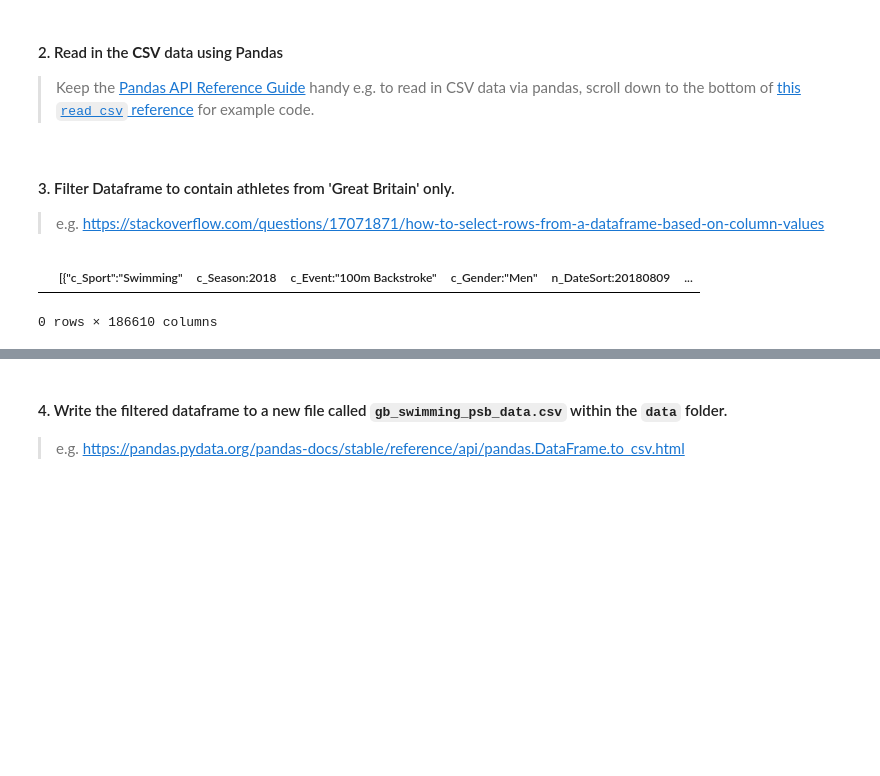
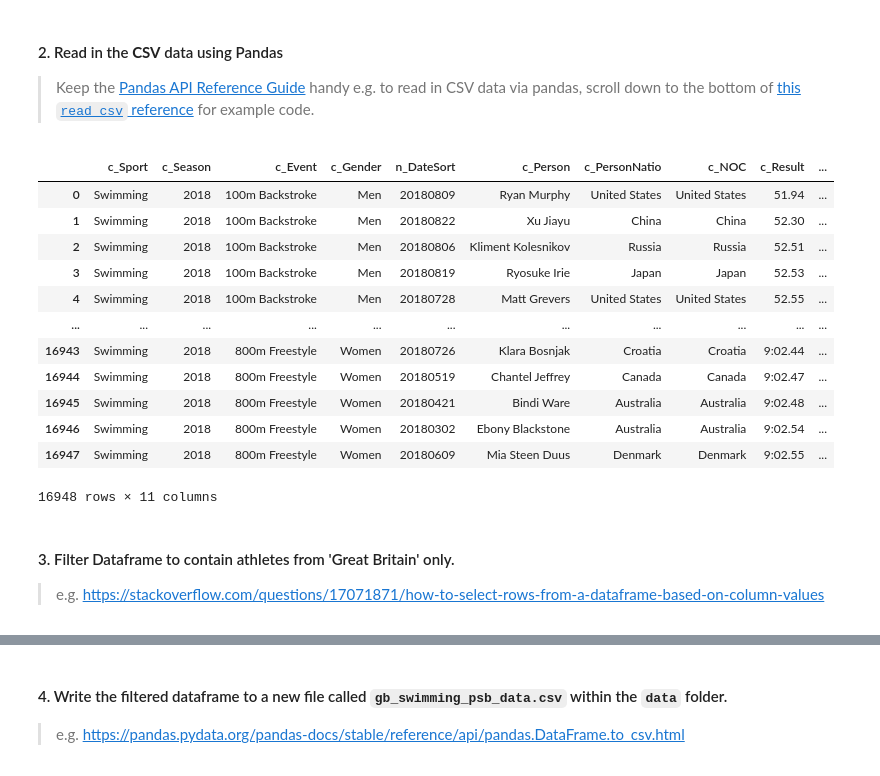
Before and after one commit to TobyJWest/Python-Data-Types-Challenge, a Jupyter notebook: 2.Python Wrangling Challenge/notebooks/python_csv_pandas.ipynb, the cells around one changed output, grey strips where cells are left out. Saved outputs shown, nothing was run; the diff lists cells and outputs as text; code cells hidden in the pictures; blank space fills up the shorter version.

````diff
--- a/2.Python Wrangling Challenge/notebooks/python_csv_pandas.ipynb
+++ b/2.Python Wrangling Challenge/notebooks/python_csv_pandas.ipynb
@@ -8,12 +8,23 @@ import pandas as pd
 # %% [markdown]
 #### 2. Read in the **CSV** data using Pandas
 > Keep the [Pandas API Reference Guide](https://pandas.pydata.org/docs/reference/index.html#api) handy e.g. to read in CSV data via pandas, scroll down to the bottom of [this ```read_csv``` reference](https://pandas.pydata.org/docs/reference/api/pandas.read_csv.html#pandas.read_csv) for example code.
+# %%
+df = pd.read_csv('/work/2.Python Wrangling Challenge/data/swimming_psb_data.csv')
+df
+# %% [output]
+|  | c_Sport | c_Season | c_Event | c_Gender | n_DateSort | c_Person | c_PersonNatio | c_NOC | c_Result | ... |
+| 0 | Swimming | 2018 | 100m Backstroke | Men | 20180809 | Ryan Murphy | United States | United States | 51.94 | ... |
+| 1 | Swimming | 2018 | 100m Backstroke | Men | 20180822 | Xu Jiayu | China | China | 52.30 | ... |
+| 2 | Swimming | 2018 | 100m Backstroke | Men | 20180806 | Kliment Kolesnikov | Russia | Russia | 52.51 | ... |
+| 3 | Swimming | 2018 | 100m Backstroke | Men | 20180819 | Ryosuke Irie | Japan | Japan | 52.53 | ... |
+| 4 | Swimming | 2018 | 100m Backstroke | Men | 20180728 | Matt Grevers | United States | United States | 52.55 | ... |
+| ... | ... | ... | ... | ... | ... | ... | ... | ... | ... | ... |
+| 16943 | Swimming | 2018 | 800m Freestyle | Women | 20180726 | Klara Bosnjak | Croatia | Croatia | 9:02.44 | ... |
+| 16944 | Swimming | 2018 | 800m Freestyle | Women | 20180519 | Chantel Jeffrey | Canada | Canada | 9:02.47 | ... |
+| 16945 | Swimming | 2018 | 800m Freestyle | Women | 20180421 | Bindi Ware | Australia | Australia | 9:02.48 | ... |
+| 16946 | Swimming | 2018 | 800m Freestyle | Women | 20180302 | Ebony Blackstone | Australia | Australia | 9:02.54 | ... |
+| 16947 | Swimming | 2018 | 800m Freestyle | Women | 20180609 | Mia Steen Duus | Denmark | Denmark | 9:02.55 | ... |
+16948 rows × 11 columns
 # %% [markdown]
 #### 3. Filter Dataframe to contain athletes from 'Great Britain' only.
 > e.g. https://stackoverflow.com/questions/17071871/how-to-select-rows-from-a-dataframe-based-on-column-values
-# %%
-df = pd.read_csv('/work/2.Python Wrangling Challenge/data/swimming_psb_data.json')
-df
-# %% [output]
-|  | [{"c_Sport":"Swimming" | c_Season:2018 | c_Event:"100m Backstroke" | c_Gender:"Men" | n_DateSort:20180809 | ... |
-0 rows × 186610 columns
````
Also changed, not shown: parts of 2 cells of this notebook, 8 other files.
